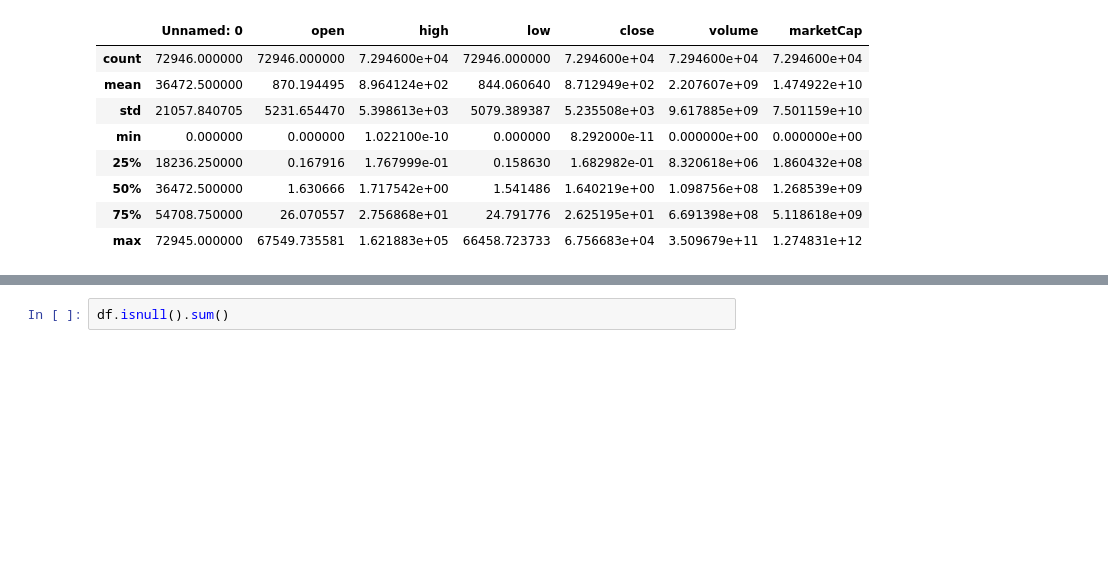
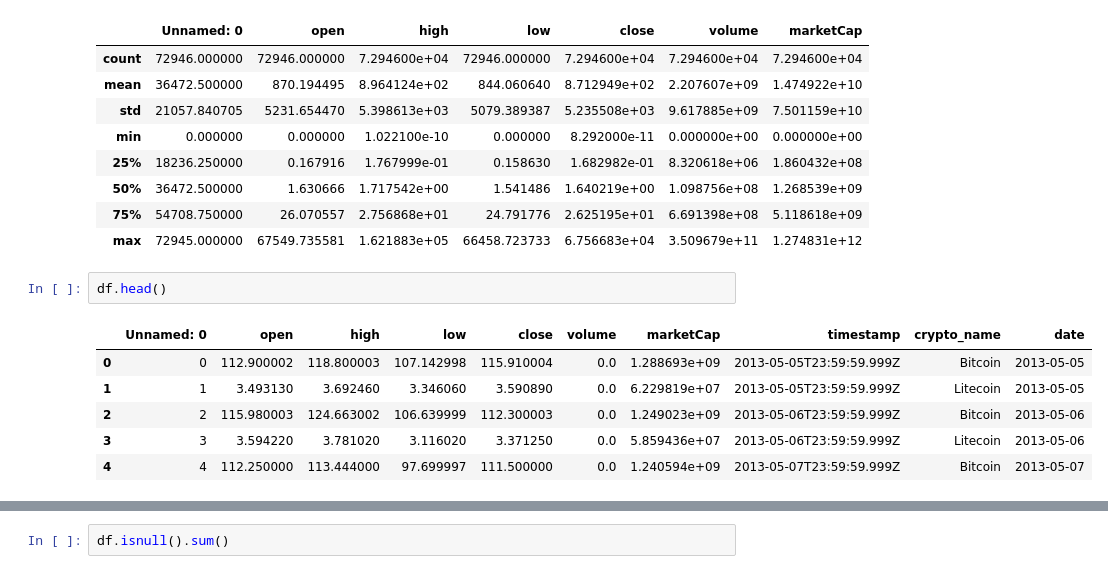
Before and after one commit to nomanrafi/A-Comprehensive-Analysis-of-Cryptocurrency-Price-Patterns, a Jupyter notebook: cryptocurrency-patterns.ipynb, the cells around one changed output, grey strips where cells are left out. Saved outputs shown, nothing was run; the diff lists cells and outputs as text; blank space fills up the shorter version.

```diff
--- a/cryptocurrency-patterns.ipynb
+++ b/cryptocurrency-patterns.ipynb
@@ -59,3 +64,12 @@ df.describe()
 | 50% | 36472.500000 | 1.630666 | 1.717542e+00 | 1.541486 | 1.640219e+00 | 1.098756e+08 | 1.268539e+09 |
 | 75% | 54708.750000 | 26.070557 | 2.756868e+01 | 24.791776 | 2.625195e+01 | 6.691398e+08 | 5.118618e+09 |
 | max | 72945.000000 | 67549.735581 | 1.621883e+05 | 66458.723733 | 6.756683e+04 | 3.509679e+11 | 1.274831e+12 |
+# %%
+df.head()
+# %% [output]
+|  | Unnamed: 0 | open | high | low | close | volume | marketCap | timestamp | crypto_name | date |
+| 0 | 0 | 112.900002 | 118.800003 | 107.142998 | 115.910004 | 0.0 | 1.288693e+09 | 2013-05-05T23:59:59.999Z | Bitcoin | 2013-05-05 |
+| 1 | 1 | 3.493130 | 3.692460 | 3.346060 | 3.590890 | 0.0 | 6.229819e+07 | 2013-05-05T23:59:59.999Z | Litecoin | 2013-05-05 |
+| 2 | 2 | 115.980003 | 124.663002 | 106.639999 | 112.300003 | 0.0 | 1.249023e+09 | 2013-05-06T23:59:59.999Z | Bitcoin | 2013-05-06 |
+| 3 | 3 | 3.594220 | 3.781020 | 3.116020 | 3.371250 | 0.0 | 5.859436e+07 | 2013-05-06T23:59:59.999Z | Litecoin | 2013-05-06 |
+| 4 | 4 | 112.250000 | 113.444000 | 97.699997 | 111.500000 | 0.0 | 1.240594e+09 | 2013-05-07T23:59:59.999Z | Bitcoin | 2013-05-07 |
```
Also changed, not shown: parts of 10 cells of this notebook.
